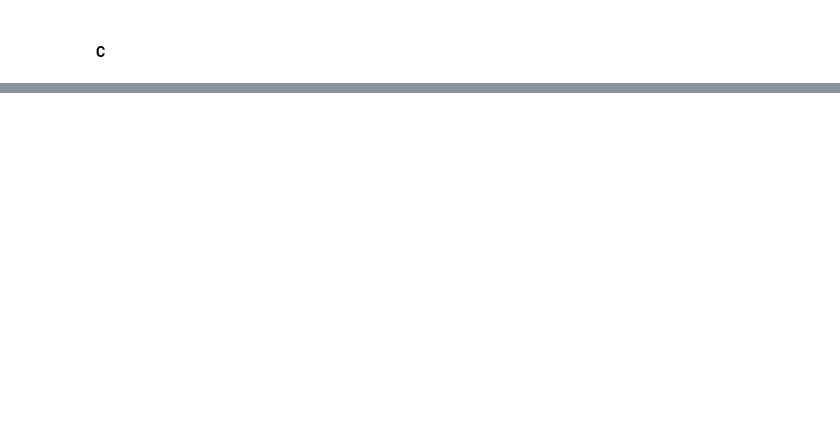
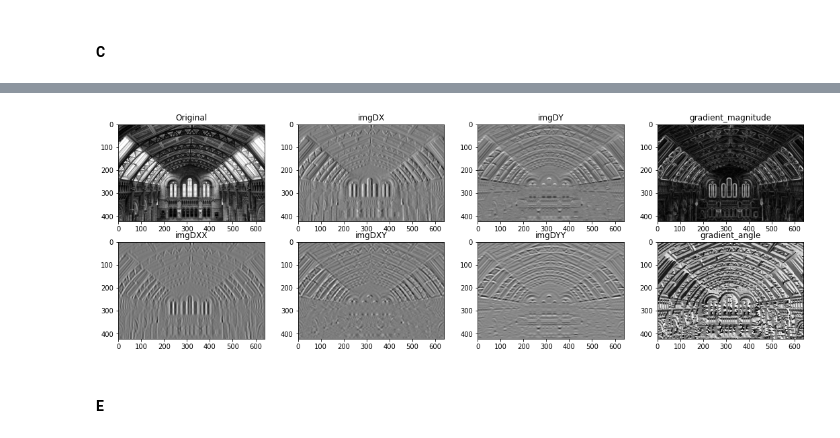
Before and after one commit to al-pi314/computer_vision, a Jupyter notebook: assigments/assigment3/solution.ipynb, the cells around one changed output, grey strips where cells are left out. Drawn from its saved outputs; the diff is of its cells as text; code cells hidden in the pictures; blank space fills up the shorter version.

```diff
--- a/assigments/assigment3/solution.ipynb
+++ b/assigments/assigment3/solution.ipynb
@@ -70,0 +92,40 @@ for i in range(len(axes)):
+# %%
+def gradient_magnitude(I):
+    magnitude = np.sqrt(imgDX(I)**2 + imgDY(I)**2)
+    angle = np.arctan2(imgDY(I), imgDX(I))
+    return magnitude, angle
+# %%
+original = cv2.imread('./assigments/assigment3/images/museum.jpg', cv2.IMREAD_GRAYSCALE).astype(np.float64)
+
+fig, axes = plt.subplots(2, 4, figsize=(15, 5))
+fig.tight_layout(pad=1.0)
+
+axes[0, 0].imshow(original, cmap='gray')
+axes[0, 0].set_title('Original')
+
+axes[0, 1].imshow(imgDX(original), cmap='gray')
+axes[0, 1].set_title('imgDX')
+
+axes[0, 2].imshow(imgDY(original), cmap='gray')
+axes[0, 2].set_title('imgDY')
+
+axes[0, 3].imshow(gradient_magnitude(original)[0], cmap='gray')
+axes[0, 3].set_title('gradient_magnitude')
+
+axes[1, 0].imshow(imgDXX(original), cmap='gray')
+axes[1, 0].set_title('imgDXX')
+
+axes[1, 1].imshow(imgDXY(original), cmap='gray')
+axes[1, 1].set_title('imgDXY')
+
+axes[1, 2].imshow(imgDYY(original), cmap='gray')
+axes[1, 2].set_title('imgDYY')
+
+axes[1, 3].imshow(gradient_magnitude(original)[1], cmap='gray')
+axes[1, 3].set_title('gradient_angle')
+
+pass
+# %% [output]
+[figure, added]
+# %% [markdown]
+#### E
```
Also changed, not shown: parts of 26 cells of this notebook.
